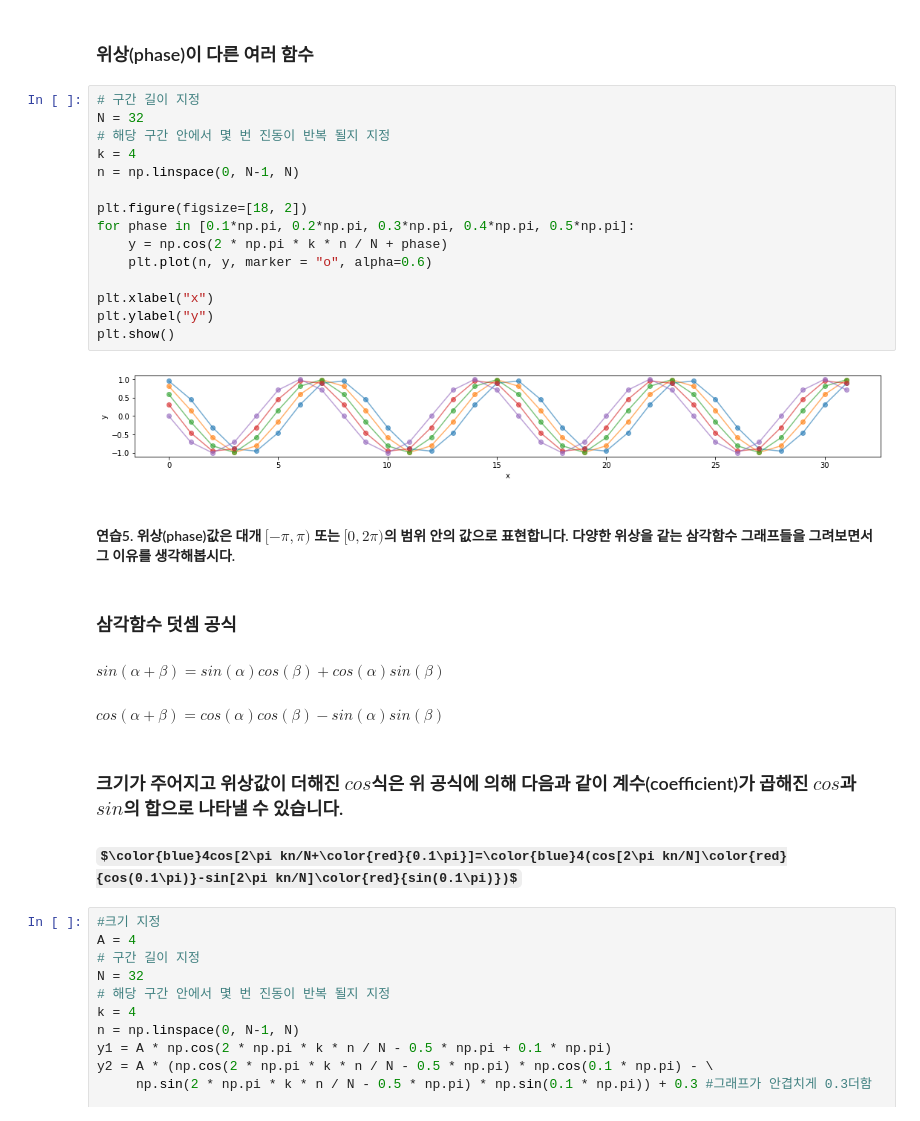
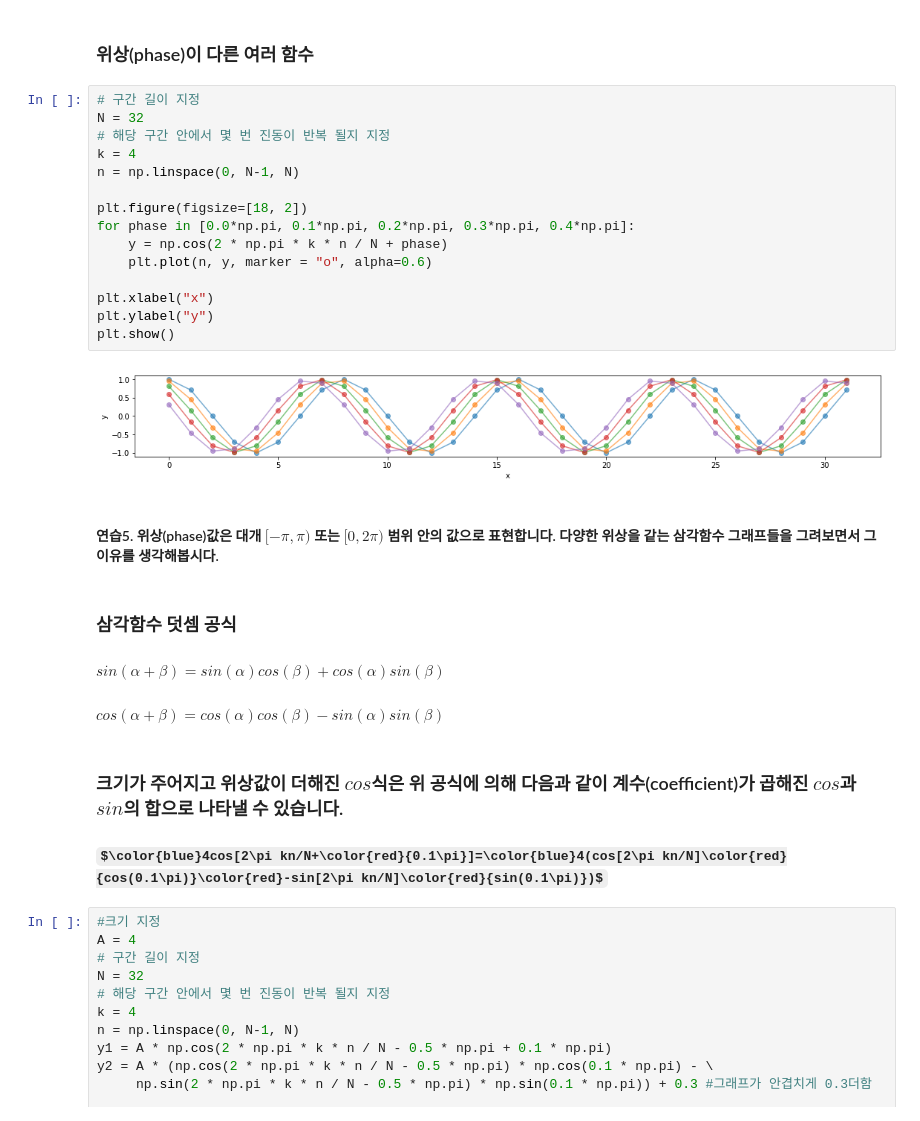
Before and after one commit to scpark20/audio-preprocessing-practice, a Jupyter notebook: trigonometry.ipynb, the cells around one changed output. Saved outputs shown, nothing was run; the diff lists cells and outputs as text; some formulas as TeX source.

```diff
--- a/trigonometry.ipynb
+++ b/trigonometry.ipynb
@@ -109,29 +109,29 @@ plt.show()
 # %%
 # 구간 길이 지정
 N = 32
 # 해당 구간 안에서 몇 번 진동이 반복 될지 지정
 k = 4
 n = np.linspace(0, N-1, N)
 
 plt.figure(figsize=[18, 2])
-for phase in [0.1*np.pi, 0.2*np.pi, 0.3*np.pi, 0.4*np.pi, 0.5*np.pi]:
+for phase in [0.0*np.pi, 0.1*np.pi, 0.2*np.pi, 0.3*np.pi, 0.4*np.pi]:
     y = np.cos(2 * np.pi * k * n / N + phase)
     plt.plot(n, y, marker = "o", alpha=0.6)
 
 plt.xlabel("x")
 plt.ylabel("y")
 plt.show()
 # %% [output]
-[figure, old version]
+[figure, new version]
 # %% [markdown]
-#### 연습5. 위상(phase)값은 대개 $[-\pi, \pi)$ 또는 $[0, 2\pi)$의 범위 안의 값으로 표현합니다. 다양한 위상을 같는 삼각함수 그래프들을 그려보면서 그 이유를 생각해봅시다.
+#### 연습5. 위상(phase)값은 대개 $[-\pi, \pi)$ 또는 $[0, 2\pi)$ 범위 안의 값으로 표현합니다. 다양한 위상을 같는 삼각함수 그래프들을 그려보면서 그 이유를 생각해봅시다.
 # %% [markdown]
 ### 삼각함수 덧셈 공식
 #### $sin(\alpha+\beta)=sin(\alpha)cos(\beta)+cos(\alpha)sin(\beta)$
 #### $cos(\alpha+\beta)=cos(\alpha)cos(\beta)-sin(\alpha)sin(\beta)$
 # %% [markdown]
 ### 크기가 주어지고 위상값이 더해진 $cos$식은 위 공식에 의해 다음과 같이 계수(coefficient)가 곱해진 $cos$과 $sin$의 합으로 나타낼 수 있습니다.
-#### $\color{blue}4cos[2\pi kn/N+\color{red}{0.1\pi}]=\color{blue}4(cos[2\pi kn/N]\color{red}{cos(0.1\pi)}-sin[2\pi kn/N]\color{red}{sin(0.1\pi)})$
+#### $\color{blue}4cos[2\pi kn/N+\color{red}{0.1\pi}]=\color{blue}4(cos[2\pi kn/N]\color{red}{cos(0.1\pi)}\color{red}-sin[2\pi kn/N]\color{red}{sin(0.1\pi)})$
 # %%
 #크기 지정
 A = 4
```
Also changed, not shown: parts of 8 cells of this notebook, 1 other file.
